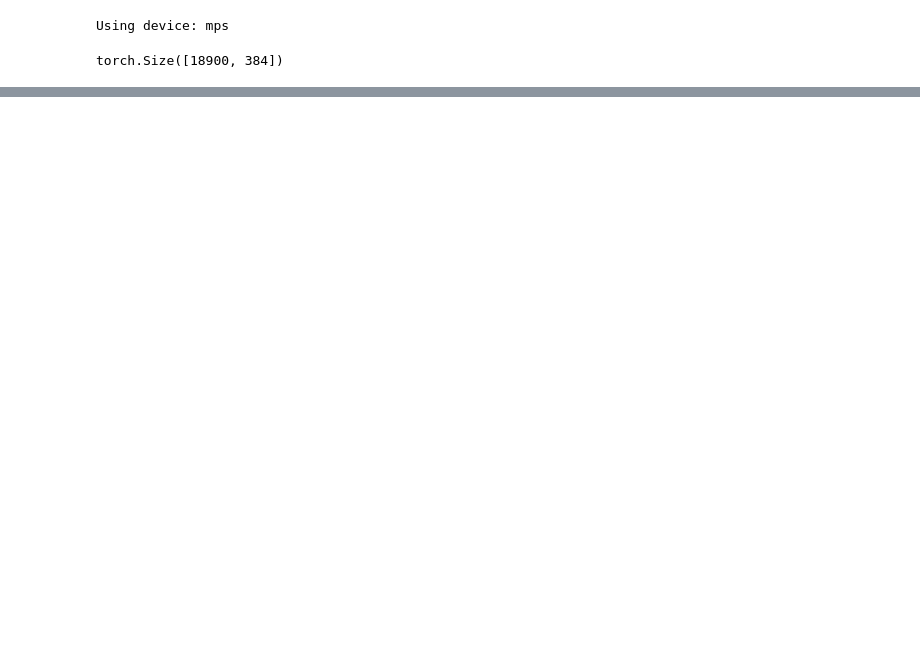
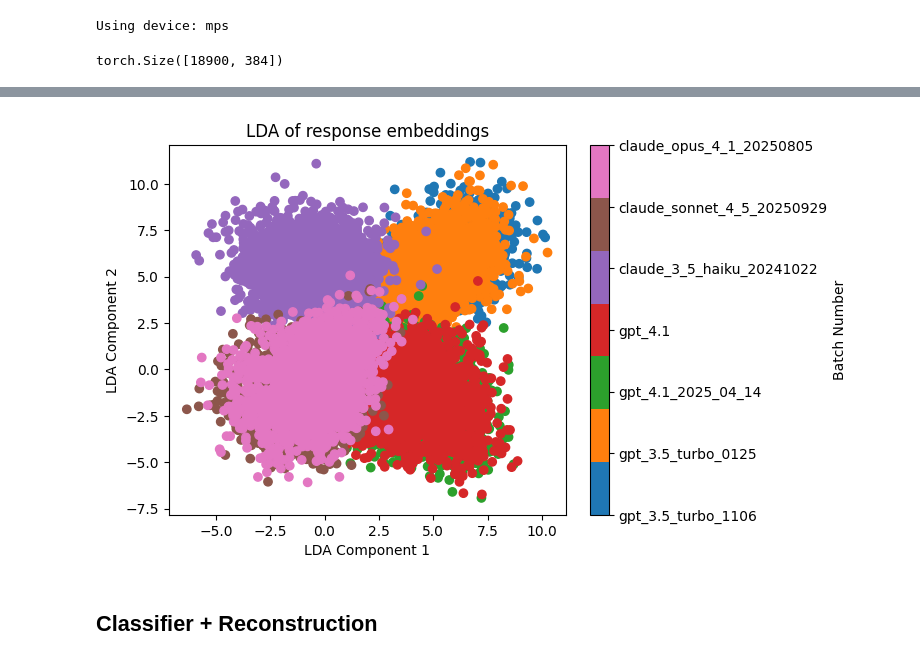
Before and after one commit to ItayXD/LLM-fingerprints, a Jupyter notebook: embeddings.ipynb, the cells around one changed output, grey strips where cells are left out. Cells and saved outputs as stored; diff of their text form; code cells hidden in the pictures; blank space fills up the shorter version.

Commit message:
autoencoder classifier

```diff
--- a/embeddings.ipynb
+++ b/embeddings.ipynb
@@ -291,0 +341,19 @@ Text(50.5815972222222, 0.5, 'True Label')
+# %%
+with torch.no_grad():
+    X_nn = NN_emb(X.to(device)).cpu()
+# %%
+cmap = ListedColormap(sns.color_palette("tab10")[:len(names)])
+scatter = plt.scatter(X_nn[:, 0], X_nn[:, 1], c=y, cmap=cmap)
+# scatter = plt.scatter(X_nn[:, 0], X_nn[:, 1], c=b, cmap='Spectral')
+plt.xlabel('LDA Component 1')
+plt.ylabel('LDA Component 2')
+plt.title('LDA of response embeddings')
+cbar = plt.colorbar(scatter, label='Batch Number')
+cbar.ax.set_yticklabels(names)
+# plt.legend(handles=scatter.legend_elements()[0],
+#            labels=names)
+plt.show()
+# %% [output]
+[figure, added]
+# %% [markdown]
+## Classifier + Reconstruction
```
Also changed, not shown: parts of 27 cells of this notebook.
